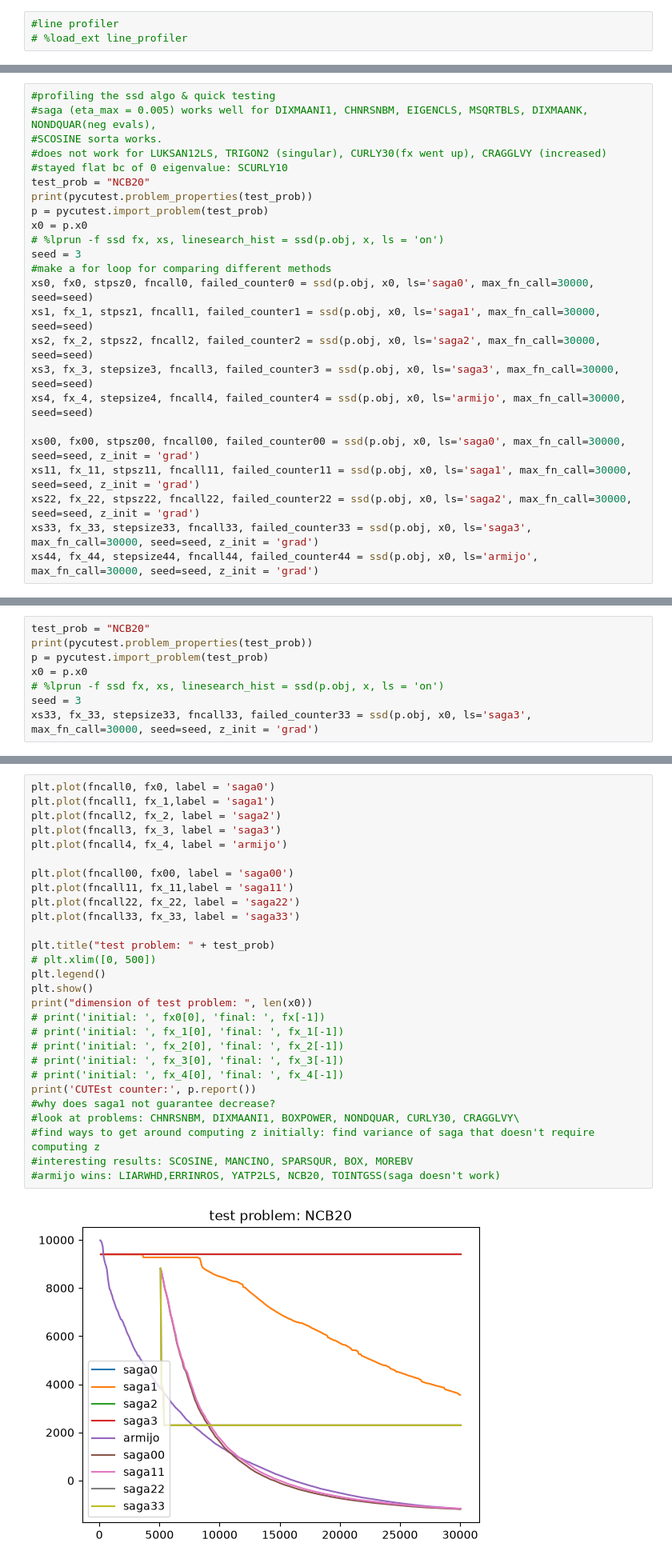
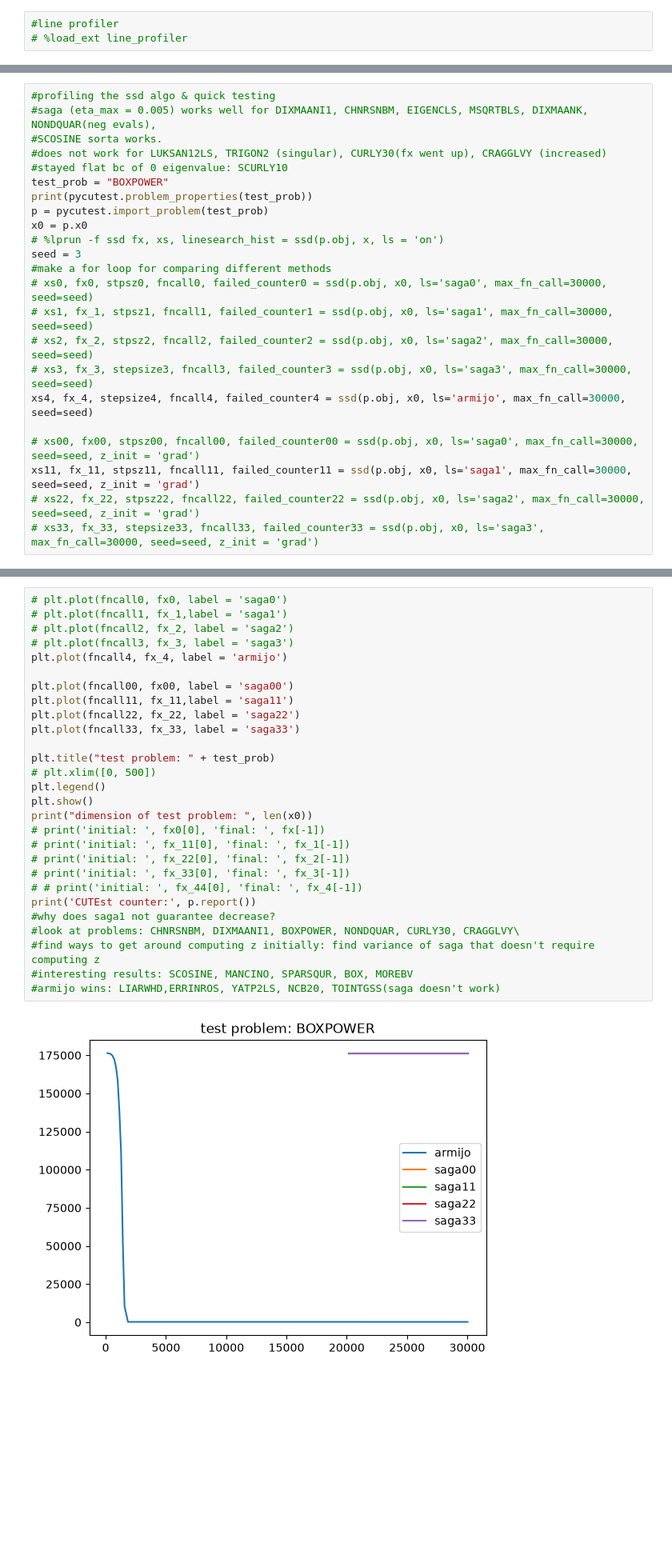
Before and after one commit to rileywuisme/Derivative-Free-Optimization-methods, a Jupyter notebook: SSD_draft.ipynb, the cells around one changed output, grey strips where cells are left out. Shown: that part at 80% size. Drawn from its saved outputs; the diff is of its cells as text; blank space fills up the shorter version.

```diff
--- a/SSD_draft.ipynb
+++ b/SSD_draft.ipynb
@@ -80,23 +80,22 @@ pycutest.find_problems(constraints='unconstrained', userN=True)
 #SCOSINE sorta works.
 #does not work for LUKSAN12LS, TRIGON2 (singular), CURLY30(fx went up), CRAGGLVY (increased)
 #stayed flat bc of 0 eigenvalue: SCURLY10
-test_prob = "NCB20"
+test_prob = "BOXPOWER"
 print(pycutest.problem_properties(test_prob))
 p = pycutest.import_problem(test_prob)
 x0 = p.x0
 # %lprun -f ssd fx, xs, linesearch_hist = ssd(p.obj, x, ls = 'on')
 seed = 3
 #make a for loop for comparing different methods
-xs0, fx0, stpsz0, fncall0, failed_counter0 = ssd(p.obj, x0, ls='saga0', max_fn_call=30000, seed=seed)
-xs1, fx_1, stpsz1, fncall1, failed_counter1 = ssd(p.obj, x0, ls='saga1', max_fn_call=30000, seed=seed)
-xs2, fx_2, stpsz2, fncall2, failed_counter2 = ssd(p.obj, x0, ls='saga2', max_fn_call=30000, seed=seed)
-xs3, fx_3, stepsize3, fncall3, failed_counter3 = ssd(p.obj, x0, ls='saga3', max_fn_call=30000, seed=seed)
+# xs0, fx0, stpsz0, fncall0, failed_counter0 = ssd(p.obj, x0, ls='saga0', max_fn_call=30000, seed=seed)
+# xs1, fx_1, stpsz1, fncall1, failed_counter1 = ssd(p.obj, x0, ls='saga1', max_fn_call=30000, seed=seed)
+# xs2, fx_2, stpsz2, fncall2, failed_counter2 = ssd(p.obj, x0, ls='saga2', max_fn_call=30000, seed=seed)
+# xs3, fx_3, stepsize3, fncall3, failed_counter3 = ssd(p.obj, x0, ls='saga3', max_fn_call=30000, seed=seed)
 xs4, fx_4, stepsize4, fncall4, failed_counter4 = ssd(p.obj, x0, ls='armijo', max_fn_call=30000, seed=seed)
 
-xs00, fx00, stpsz00, fncall00, failed_counter00 = ssd(p.obj, x0, ls='saga0', max_fn_call=30000, seed=seed, z_init = 'grad')
+# xs00, fx00, stpsz00, fncall00, failed_counter00 = ssd(p.obj, x0, ls='saga0', max_fn_call=30000, seed=seed, z_init = 'grad')
 xs11, fx_11, stpsz11, fncall11, failed_counter11 = ssd(p.obj, x0, ls='saga1', max_fn_call=30000, seed=seed, z_init = 'grad')
-xs22, fx_22, stpsz22, fncall22, failed_counter22 = ssd(p.obj, x0, ls='saga2', max_fn_call=30000, seed=seed, z_init = 'grad')
-xs33, fx_33, stepsize33, fncall33, failed_counter33 = ssd(p.obj, x0, ls='saga3', max_fn_call=30000, seed=seed, z_init = 'grad')
-xs44, fx_44, stepsize44, fncall44, failed_counter44 = ssd(p.obj, x0, ls='armijo', max_fn_call=30000, seed=seed, z_init = 'grad')
+# xs22, fx_22, stpsz22, fncall22, failed_counter22 = ssd(p.obj, x0, ls='saga2', max_fn_call=30000, seed=seed, z_init = 'grad')
+# xs33, fx_33, stepsize33, fncall33, failed_counter33 = ssd(p.obj, x0, ls='saga3', max_fn_call=30000, seed=seed, z_init = 'grad')
 # %% [output]
 {'objective': 'other', 'constraints': 'unconstrained', 'regular': True, 'degree': 2, 'origin': 'academic', 'internal': False, 'n': 'variable', 'm': 0}
@@ -103,8 +117,0 @@ xs44, fx_44, stepsize44, fncall44, failed_counter44 = ssd(p.obj, x0, ls='armijo'
-# %%
-test_prob = "NCB20"
-print(pycutest.problem_properties(test_prob))
-p = pycutest.import_problem(test_prob)
-x0 = p.x0
-# %lprun -f ssd fx, xs, linesearch_hist = ssd(p.obj, x, ls = 'on')
-seed = 3
-xs33, fx_33, stepsize33, fncall33, failed_counter33 = ssd(p.obj, x0, ls='saga3', max_fn_call=30000, seed=seed, z_init = 'grad')
@@ -119,30 +118,30 @@ array([[0.07988453, 0.00117023],
 # %%
-plt.plot(fncall0, fx0, label = 'saga0')
-plt.plot(fncall1, fx_1,label = 'saga1')
-plt.plot(fncall2, fx_2, label = 'saga2')
-plt.plot(fncall3, fx_3, label = 'saga3')
+# plt.plot(fncall0, fx0, label = 'saga0')
+# plt.plot(fncall1, fx_1,label = 'saga1')
+# plt.plot(fncall2, fx_2, label = 'saga2')
+# plt.plot(fncall3, fx_3, label = 'saga3')
 plt.plot(fncall4, fx_4, label = 'armijo')
 
 plt.plot(fncall00, fx00, label = 'saga00')
 plt.plot(fncall11, fx_11,label = 'saga11')
 plt.plot(fncall22, fx_22, label = 'saga22')
 plt.plot(fncall33, fx_33, label = 'saga33')
 
 plt.title("test problem: " + test_prob)
 # plt.xlim([0, 500])
 plt.legend()
 plt.show()
 print("dimension of test problem: ", len(x0))
 # print('initial: ', fx0[0], 'final: ', fx[-1])
-# print('initial: ', fx_1[0], 'final: ', fx_1[-1])
-# print('initial: ', fx_2[0], 'final: ', fx_2[-1])
-# print('initial: ', fx_3[0], 'final: ', fx_3[-1])
-# print('initial: ', fx_4[0], 'final: ', fx_4[-1])
+# print('initial: ', fx_11[0], 'final: ', fx_1[-1])
+# print('initial: ', fx_22[0], 'final: ', fx_2[-1])
+# print('initial: ', fx_33[0], 'final: ', fx_3[-1])
+# # print('initial: ', fx_44[0], 'final: ', fx_4[-1])
 print('CUTEst counter:', p.report())
 #why does saga1 not guarantee decrease?
 #look at problems: CHNRSNBM, DIXMAANI1, BOXPOWER, NONDQUAR, CURLY30, CRAGGLVY\
 #find ways to get around computing z initially: find variance of saga that doesn't require computing z
 #interesting results: SCOSINE, MANCINO, SPARSQUR, BOX, MOREBV
 #armijo wins: LIARWHD,ERRINROS, YATP2LS, NCB20, TOINTGSS(saga doesn't work)
 # %% [output]
-[figure, old version]
+[figure, new version]
```
Also changed, not shown: parts of 6 cells of this notebook, 5 other files.
